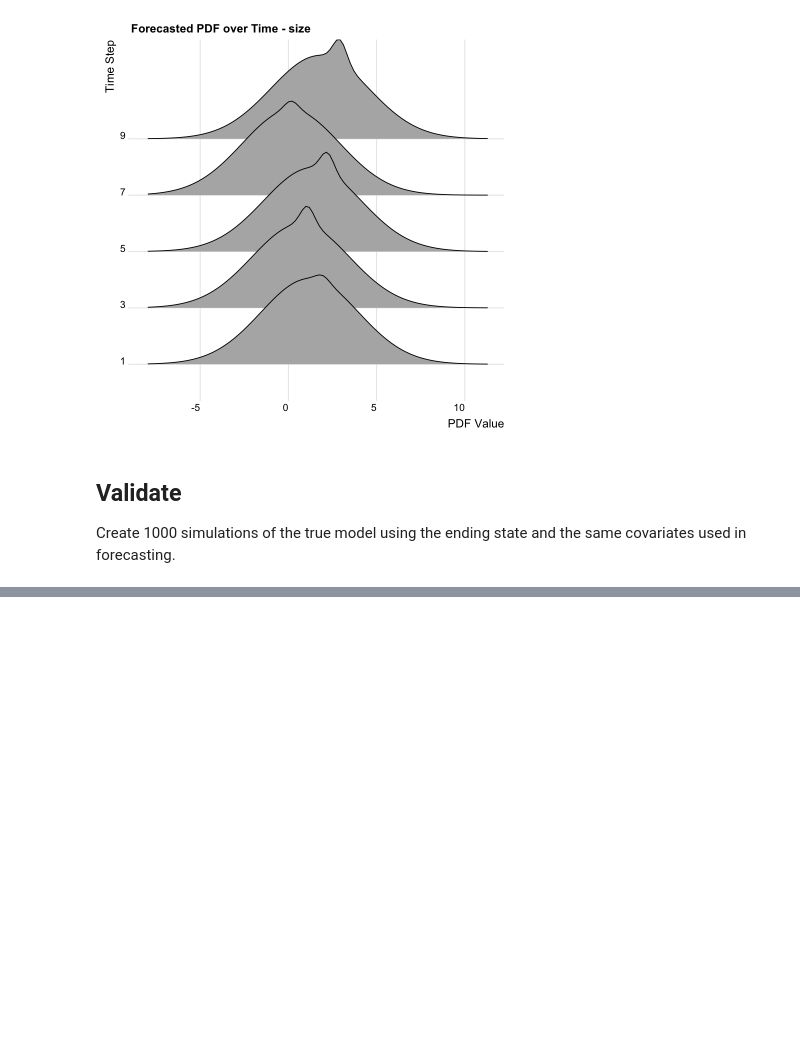
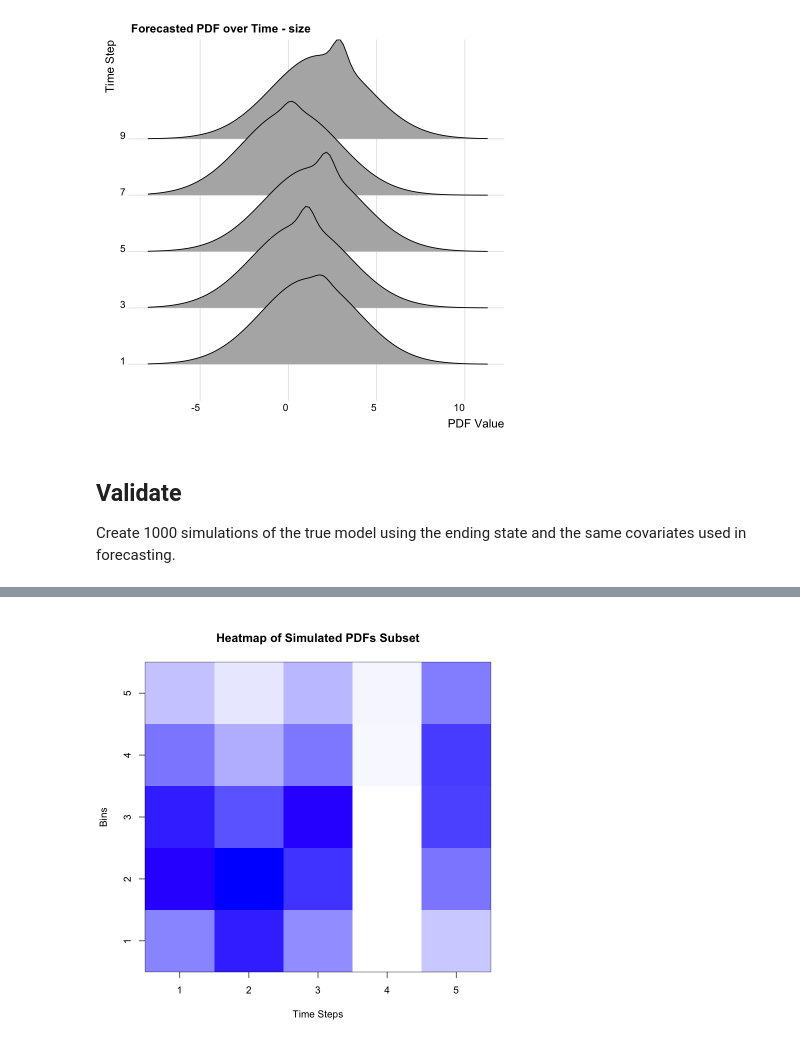
Before and after one commit to TheoMichelot/hmmTMB, a Jupyter notebook: inst/devel/forecast_example.ipynb, the cells around one changed output, grey strips where cells are left out. Cells and saved outputs as stored; diff of their text form; code cells hidden in the pictures; blank space fills up the shorter version.

```diff
--- a/inst/devel/forecast_example.ipynb
+++ b/inst/devel/forecast_example.ipynb
@@ -324,0 +336,13 @@ for (dimension in emission_vars) {
+# %%
+# Plot the subset of simulated_pdfs[[1]][1:5, 1:5]
+subset_data <- simulated_pdfs[[1]][1:5, 1:5]
+
+# Create a heatmap with a blue color scheme
+image(
+  1:ncol(subset_data), 1:nrow(subset_data), t(subset_data),
+  xlab = "Time Steps", ylab = "Bins",
+  main = "Heatmap of Simulated PDFs Subset",
+  col = colorRampPalette(c("white", "blue"))(100)
+)
+# %% [output]
+[figure, added]
```
Also changed, not shown: parts of 6 cells of this notebook, 11 other files.
